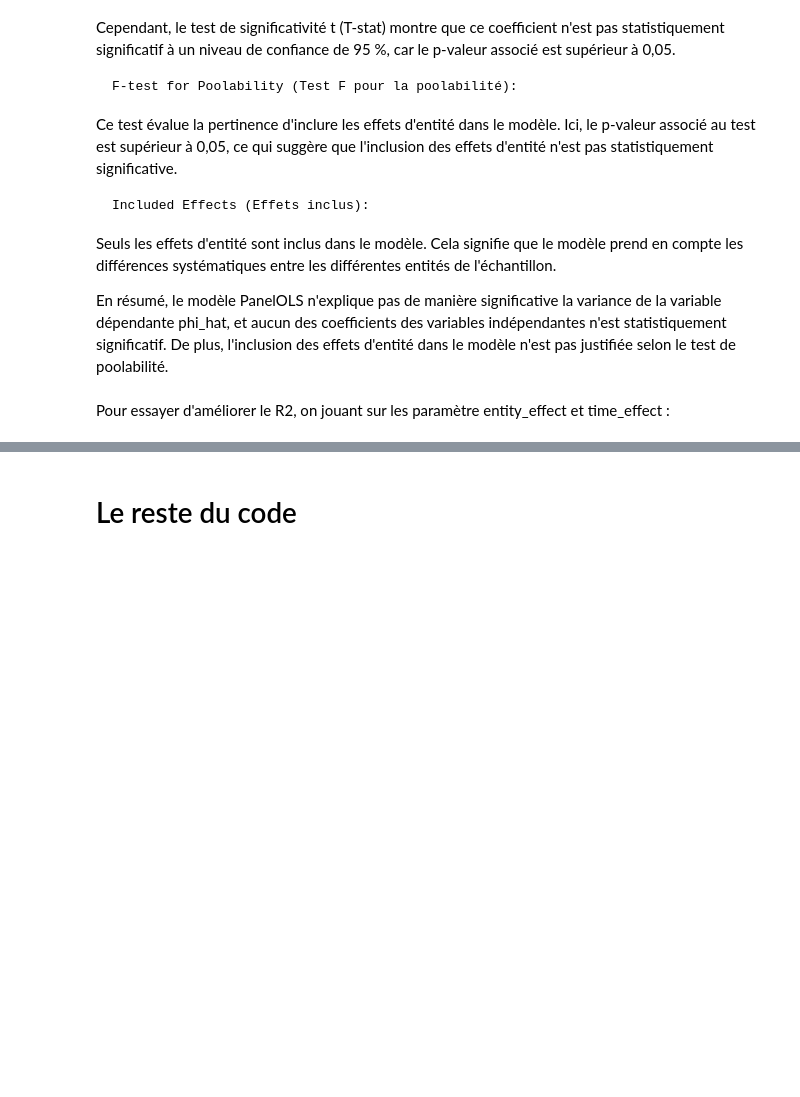
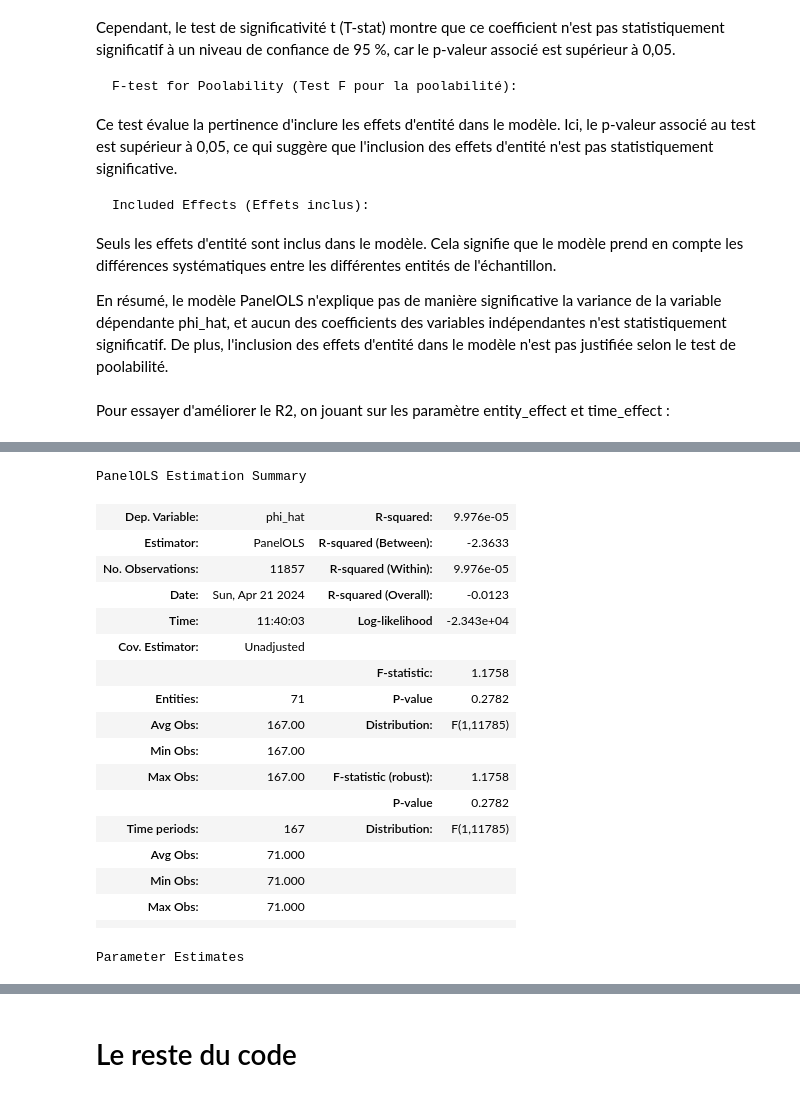
Before and after one commit to tgarnier067/Stat_app, a Jupyter notebook: Econométrie.ipynb, the cells around one changed output, grey strips where cells are left out. Cells and saved outputs as stored; diff of their text form; code cells hidden in the pictures; blank space fills up the shorter version.

```diff
--- a/Econométrie.ipynb
+++ b/Econométrie.ipynb
@@ -802,0 +814,80 @@ On a un R2 très très faible, on peut essayer de l'augmenter, mais comment ?
+# %%
+df_mult_lag = pd.read_pickle('data_pannels.pkl')
+df_mult_lag['Date'] = pd.to_datetime(df_mult_lag['Date'])
+df_mult_lag['ESG'] = df_mult_lag['ESG'].str.replace(',', '.').astype(float)
+df_mult_lag.set_index(['idEntreprise', 'Date'], inplace=True)
+
+max_lags_con = 1  # A ajuster selon les besoins
+
+# Générer les variables laggées
+for lag in range(1, max_lags_con + 1):
+    df_mult_lag[f'Con_lag{lag}'] = df_mult_lag.groupby(level=0)['Controverse'].shift(lag)
+
+exog_vars = [f'Con_lag{lag}' for lag in range(1, max_lags_con + 1)]
+df_mult_lag_exog = df_mult_lag[exog_vars]
+
+# Regression avec fixed effects
+mod = PanelOLS(dependent=df_mult_lag['Controverse'], exog=df_mult_lag_exog, entity_effects=True, time_effects=True)
+res = mod.fit()
+df_mult_lag['Con_star_fix'] = res.fitted_values
+
+# Second stage: Regression de PFL sur Con_star_fix avec fixed effects
+second_stage_mult_lag = PanelOLS(dependent=df_mult_lag['PFL'], exog=df_mult_lag[['Con_star_fix']], entity_effects=True, time_effects=True)
+res_second_stage_mult_lag = second_stage_mult_lag.fit()
+
+# Ajouter fitted values et residuals
+df_mult_lag['Rep_2SLS'] = res_second_stage_mult_lag.fitted_values
+df_mult_lag['epsilon_hat'] = res_second_stage_mult_lag.resids
+
+# Calcul du proxy du flux de communication environnementale
+df_mult_lag['phi_hat'] = df_mult_lag.groupby(level=0)['epsilon_hat'].diff()
+
+# Output the results
+#res_second_stage_mult_lag
+
+max_lags_esg = 4
+
+# Generate lagged variables for ESG
+for lag in range(1, max_lags_esg + 1):
+    df_mult_lag[f'ESG_lag{lag}'] = df_mult_lag.groupby(level=0)['ESG'].shift(lag)
+
+# Select exogenous variables for the model
+exog_vars = [f'ESG_lag{lag}' for lag in range(1, max_lags_esg + 1)]
+df_mult_lag_exog = df_mult_lag[exog_vars]
+
+# First stage: Regression of ESG on multiple lagged ESG with fixed effects
+first_stage = PanelOLS(dependent=df_mult_lag['ESG'], exog=df_mult_lag_exog, entity_effects=True, time_effects=True)
+res_first_stage = first_stage.fit()
+
+# Add the fitted values to the dataframe
+df_mult_lag['ESG_star'] = res_first_stage.fitted_values
+
+# Shift ESG_star for use in the second stage
+df_mult_lag['ESG_star_shift'] = df_mult_lag['ESG_star'].shift(1)
+
+# Second stage: Regression of phi_hat on shifted ESG_star
+second_stage = PanelOLS(dependent=df_mult_lag['phi_hat'], exog=df_mult_lag[['ESG_star_shift']], entity_effects=True, time_effects=False)
+res_second_stage = second_stage.fit()
+
+# Output the results
+res_second_stage
+# %% [output]
+PanelOLS Estimation Summary
+| Dep. Variable: | phi_hat | R-squared: | 9.976e-05 |
+| Estimator: | PanelOLS | R-squared (Between): | -2.3633 |
+| No. Observations: | 11857 | R-squared (Within): | 9.976e-05 |
+| Date: | Sun, Apr 21 2024 | R-squared (Overall): | -0.0123 |
+| Time: | 11:40:03 | Log-likelihood | -2.343e+04 |
+| Cov. Estimator: | Unadjusted |  |  |
+|  |  | F-statistic: | 1.1758 |
+| Entities: | 71 | P-value | 0.2782 |
+| Avg Obs: | 167.00 | Distribution: | F(1,11785) |
+| Min Obs: | 167.00 |  |  |
+| Max Obs: | 167.00 | F-statistic (robust): | 1.1758 |
+|  |  | P-value | 0.2782 |
+| Time periods: | 167 | Distribution: | F(1,11785) |
+| Avg Obs: | 71.000 |  |  |
+| Min Obs: | 71.000 |  |  |
+| Max Obs: | 71.000 |  |  |
+|  |  |  |  |
+Parameter Estimates
```
Also changed, not shown: parts of 25 cells of this notebook, 1 other file.
